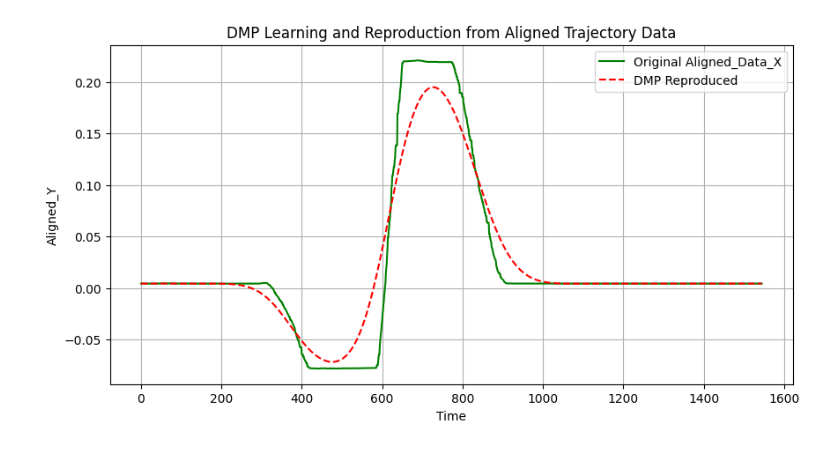
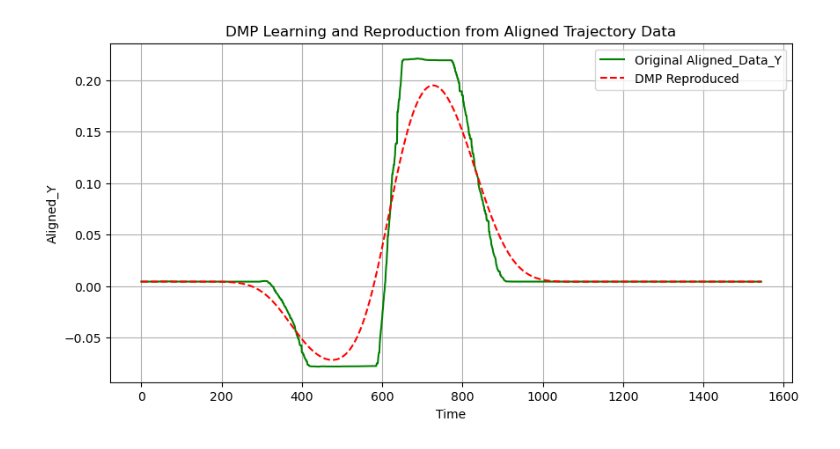
Before and after one commit to nkenny160/ecen524-project1, a Jupyter notebook: DMP_project1.ipynb, the cells around one changed output. Drawn from its saved outputs; the diff is of its cells as text; code cells hidden in the pictures.

```diff
--- a/DMP_project1.ipynb
+++ b/DMP_project1.ipynb
@@ -127,32 +127,32 @@ class dmp_discrete():
             k = self.alpha_y[d]
             f = k * (np.dot(psi, self.w[d]) * x / np.sum(psi)) - k * (self.goal[d] - self.y0[d]) * x
             self.ddy[d] = self.alpha_y[d] * (self.beta_y[d] * (self.goal[d] - self.y[d]) - self.dy[d]) + f
             self.dy[d] += tau * self.ddy[d] * self.dt
             self.y[d] += tau * self.dy[d] * self.dt
 
         return self.y, self.dy, self.ddy
 
 #%% Test with the new trajectory data
 if __name__ == "__main__":
     dmp = dmp_discrete(n_dmps=y_demo.shape[0], n_bfs=100, dt=1.0/data_len)
     dmp.learning(y_demo, plot=False)
 
     # Reproduce learned trajectory
     y_reproduce = dmp.reproduce()
 
     # Set new initial and goal positions for variation
     y_reproduce_2 = dmp.reproduce(tau=1, initial=[y_demo[0, 0]], goal=[y_demo[0, -1]])
 
     # Plot results
     plt.figure(figsize=(10, 5))
-    plt.plot(y_demo[0, :], 'g', label='Original Aligned_Data_X')
+    plt.plot(y_demo[0, :], 'g', label='Original Aligned_Data_Y')
     plt.plot(y_reproduce[:, 0], 'r--', label='DMP Reproduced')
     #plt.plot(y_reproduce_2[:, 0], 'b-.', label='DMP Adjusted')
     plt.legend()
     plt.grid()
     plt.xlabel('Time')
     plt.ylabel('Aligned_Y')
     plt.title('DMP Learning and Reproduction from Aligned Trajectory Data')
     plt.show()
 # %% [output]
-[figure, old version]
+[figure, new version]
```
Also changed, not shown: parts of 2 cells of this notebook.
